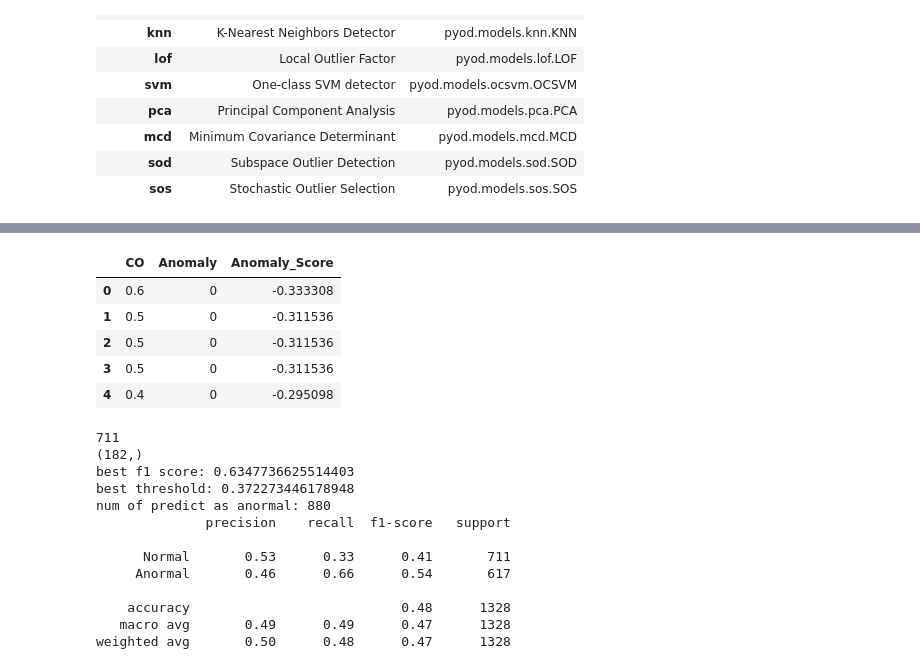
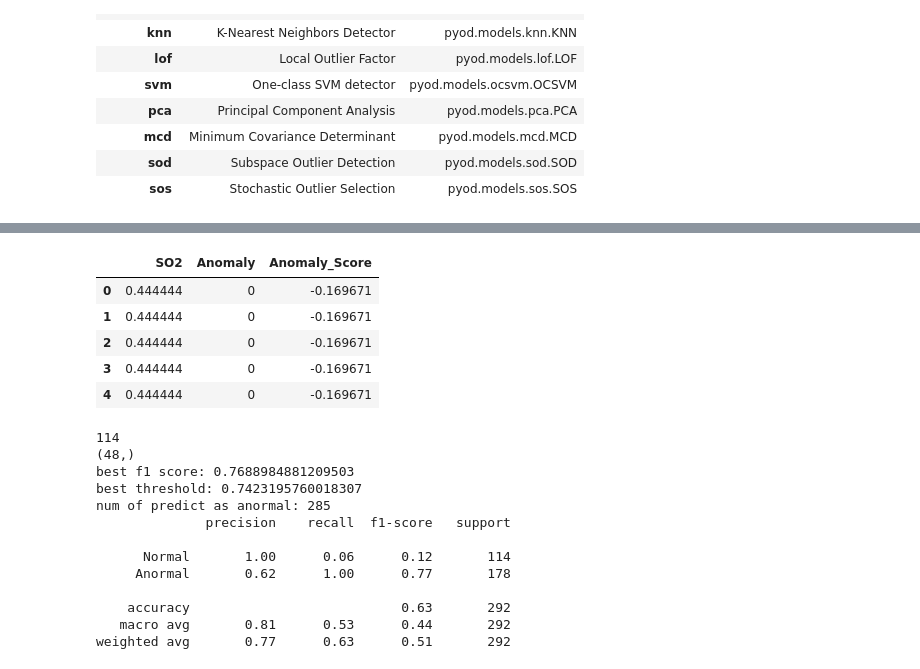
Before and after one commit to Yanghojun/Juneer_deeplearning_cookbook, a Jupyter notebook: evaluate_pycaret.ipynb, the cells around one changed output, grey strips where cells are left out. Drawn from its saved outputs; the diff is of its cells as text; code cells hidden in the pictures.

Commit message:
Add auto fraction calculating function

```diff
--- a/evaluate_pycaret.ipynb
+++ b/evaluate_pycaret.ipynb
@@ -9,15 +9,17 @@ import plotly.graph_objects as go
 import plotly.express as px
 from sklearn.metrics import classification_report
 # %%
+ele_name = 'SO2'
+size = 1440
 
-with gzip.open('./data/NIER_dataset/pycaret_CO_320.pickle', 'rb') as f:
+with gzip.open('./data/NIER_dataset/pycaret_' + ele_name + '_' + str(size) + '.pickle', 'rb') as f:
     data = pickle.load(f)
 
 with gzip.open('./data/NIER_dataset/super_MAIN.pickle') as f:
     train_data = pickle.load(f)
 
 train_data = train_data[111121]
-train_data = train_data['CO']
+train_data = train_data[ele_name]
 # %%
 x = train_data.values
 
@@ -68,3 +70,16 @@ models()
 | mcd | Minimum Covariance Determinant | pyod.models.mcd.MCD |
 | sod | Subspace Outlier Detection | pyod.models.sod.SOD |
 | sos | Stochastic Outlier Selection | pyod.models.sos.SOS |
+# %%
+# Fraction 값을 임의로 주는것이 아니라 전체 데이터 수 대비 비정상 데이터의 갯수의 비율을 fraction 값으로 활용함
+print(f"data keys: {data.keys()}")
+print(f"norm_code shape: {data['norm_code'].shape}")
+print(f"anorm_code shape: {data['anorm_code'].shape}")
+print(f"max of anorm_code {data['anorm_code'].max()}")
+
+whole_code_num = (data['anorm_code'].shape[0] * data['anorm_code'].shape[1]) + (data['norm_code'].shape[0] * data['norm_code'].shape[1])
+
+anorm_value_num = len(data['anorm_code'][data['anorm_code'] == 1])
+fraction_value = anorm_value_num / whole_code_num
+
+whole_code_num, anorm_value_num, fraction_value
@@ -71,13 +92,13 @@ models()
 # %%
-iforest = create_model('iforest', fraction=0.005)       # fraction은 outlier의 비율을 정함
+iforest = create_model('iforest', fraction=fraction_value)       # fraction은 outlier의 비율을 정함
 iforest_result = assign_model(iforest)
 iforest_result.head()
 # %% [output]
-|  | CO | Anomaly | Anomaly_Score |
-| 0 | 0.6 | 0 | -0.333308 |
-| 1 | 0.5 | 0 | -0.311536 |
-| 2 | 0.5 | 0 | -0.311536 |
-| 3 | 0.5 | 0 | -0.311536 |
-| 4 | 0.4 | 0 | -0.295098 |
+|  | SO2 | Anomaly | Anomaly_Score |
+| 0 | 0.444444 | 0 | -0.169671 |
+| 1 | 0.444444 | 0 | -0.169671 |
+| 2 | 0.444444 | 0 | -0.169671 |
+| 3 | 0.444444 | 0 | -0.169671 |
+| 4 | 0.444444 | 0 | -0.169671 |
 # %%
 # plot value on y-axis and date on x-axis
@@ -147,18 +168,18 @@ def evalPycaret(data:dict, pycaret_result:pd.DataFrame, threshold=3):
 
     print(classification_report(gt, error_score, target_names=['Normal', 'Anormal']))
 # %%
-evalPycaret(data, iforest_result, threshold=0.79)
+evalPycaret(data, iforest_result, threshold=0.74)
 # %% [output]
-711
-(182,)
-best f1 score: 0.6347736625514403
-best threshold: 0.372273446178948
-num of predict as anormal: 880
+114
+(48,)
+best f1 score: 0.7688984881209503
+best threshold: 0.7423195760018307
+num of predict as anormal: 285
               precision    recall  f1-score   support
 
-      Normal       0.53      0.33      0.41       711
-     Anormal       0.46      0.66      0.54       617
+      Normal       1.00      0.06      0.12       114
+     Anormal       0.62      1.00      0.77       178
 
-    accuracy                           0.48      1328
-   macro avg       0.49      0.49      0.47      1328
-weighted avg       0.50      0.48      0.47      1328
+    accuracy                           0.63       292
+   macro avg       0.81      0.53      0.44       292
+weighted avg       0.77      0.63      0.51       292
```
Also changed, not shown: parts of 4 cells of this notebook, 1 other file.
